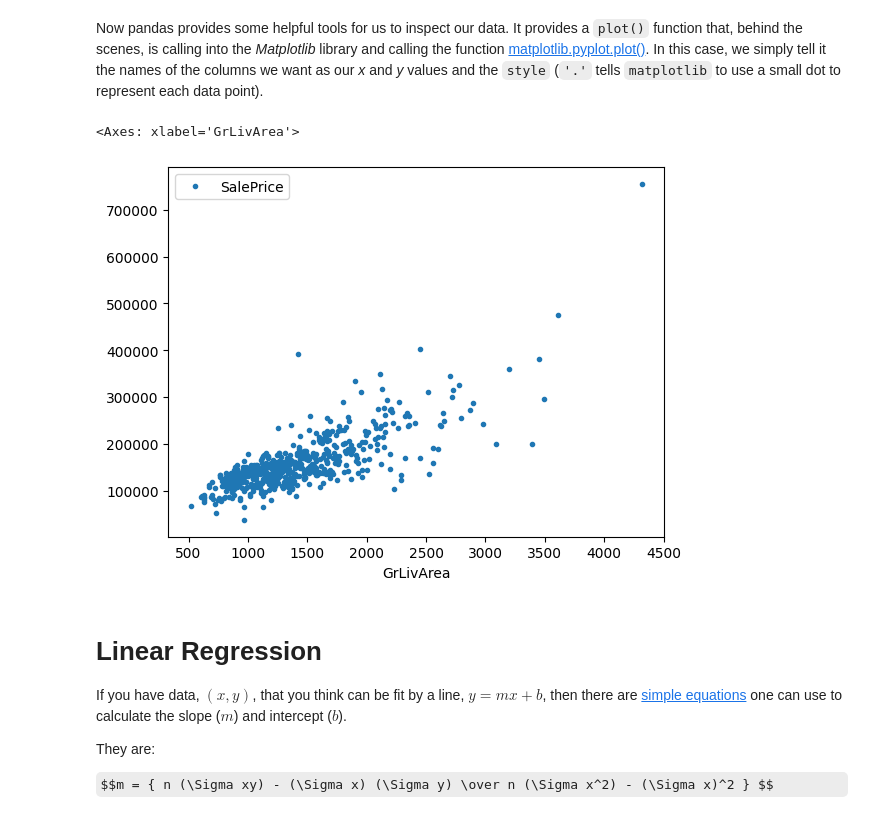
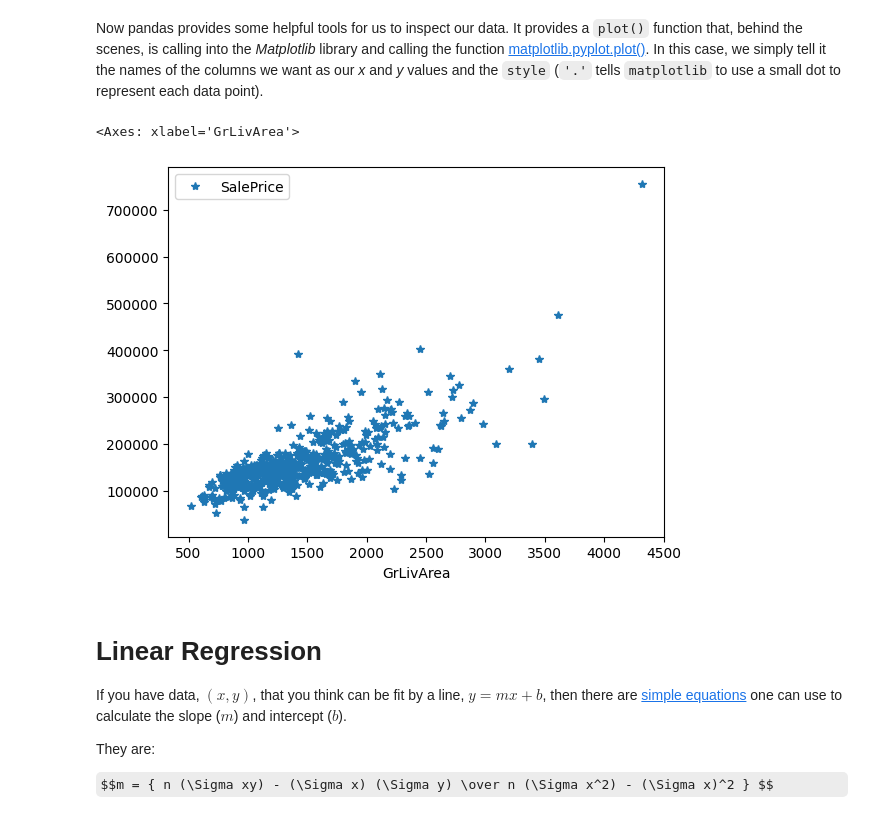
Before and after one commit to JaredKeithAveritt/AI_methods_in_advanced_materials_research, a Jupyter notebook: Week_2/01_linear_regression_sgd.ipynb, the cells around one changed output. Saved outputs shown, nothing was run; the diff lists cells and outputs as text; code cells hidden in the pictures; some formulas as TeX source.

```diff
--- a/Week_2/01_linear_regression_sgd.ipynb
+++ b/Week_2/01_linear_regression_sgd.ipynb
@@ -30,10 +32,10 @@ Index(['Unnamed: 0', 'SalePrice', 'GrLivArea'], dtype='object')
 # %% [markdown]
 Now pandas provides some helpful tools for us to inspect our data. It provides a `plot()` function that, behind the scenes, is calling into the _Matplotlib_ library and calling the function [matplotlib.pyplot.plot()](https://matplotlib.org/stable/api/_as_gen/matplotlib.pyplot.plot.html). In this case, we simply tell it the names of the columns we want as our _x_ and _y_ values and the `style` (`'.'` tells `matplotlib` to use a small dot to represent each data point).
 # %%
-data.plot(x='GrLivArea',y='SalePrice',style='.')
+data.plot(x='GrLivArea',y='SalePrice',style='*')
 # %% [output]
 <Axes: xlabel='GrLivArea'>
-[figure, old version]
+[figure, new version]
 # %% [markdown]
 # Linear Regression
 
```
Also changed, not shown: parts of 2 cells of this notebook.
